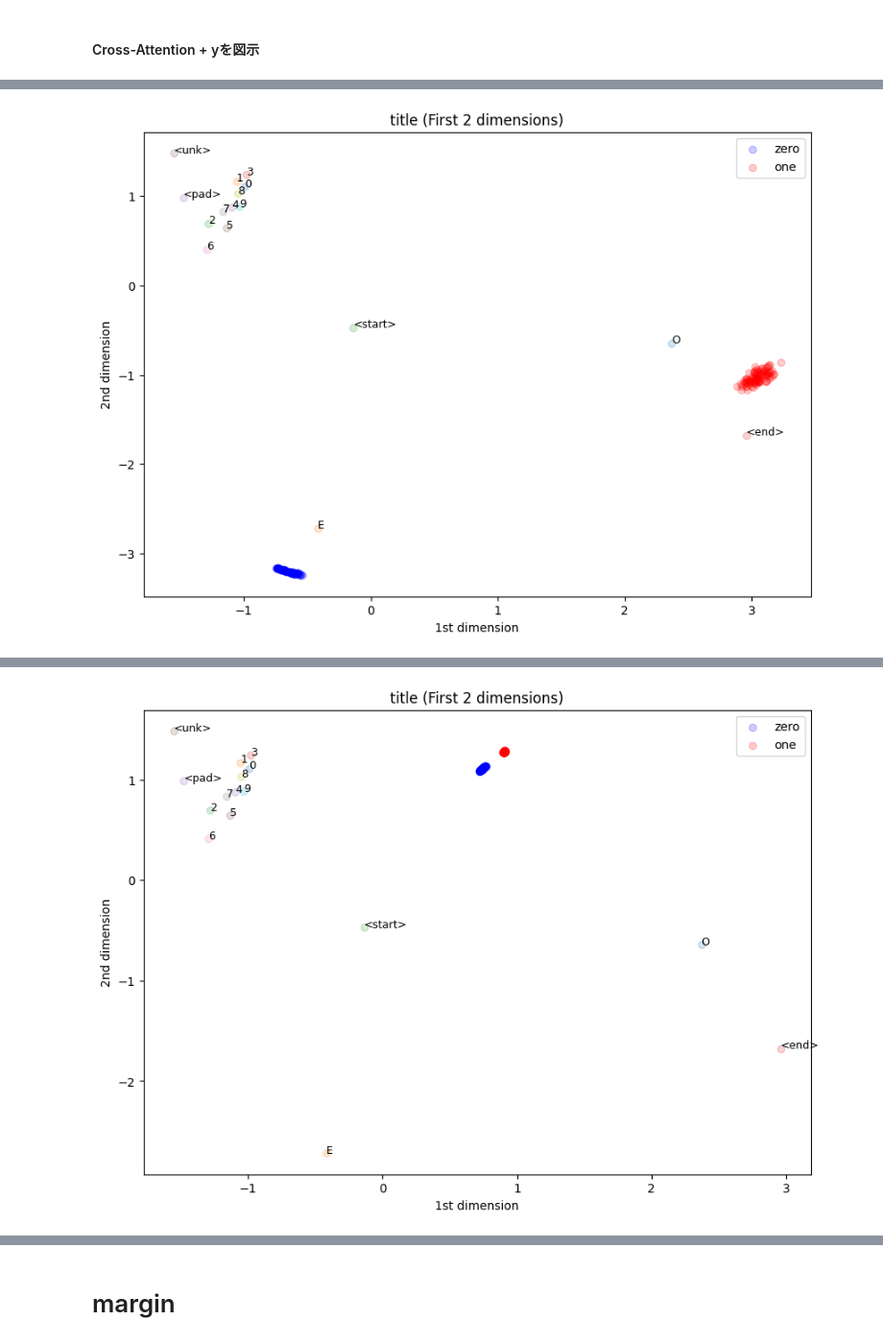
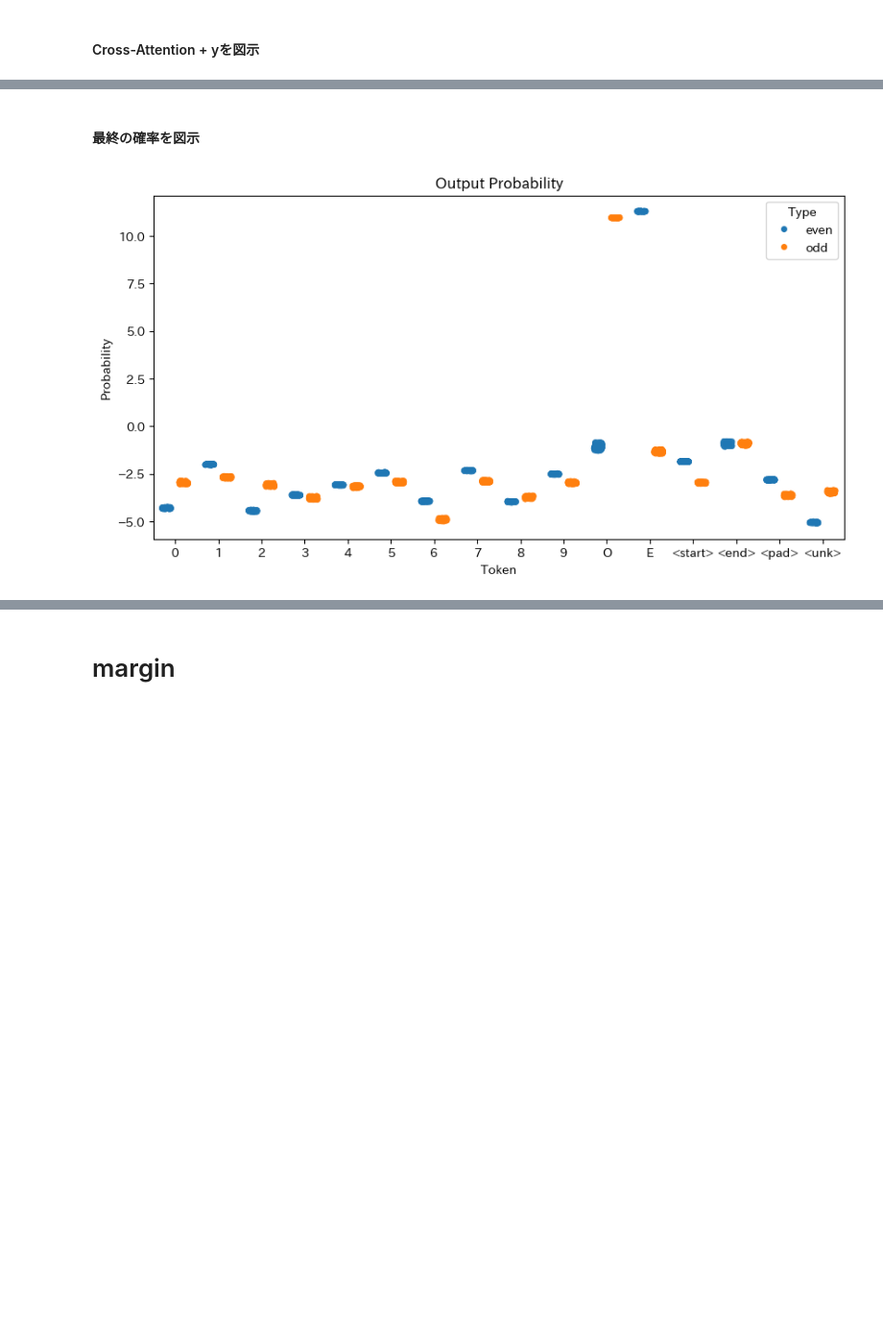
Before and after one commit to AriRyo/transformer-ansys, a Jupyter notebook: FomulaBEAT/tf_math05-1.ipynb, the cells around one changed output, grey strips where cells are left out. Shown at 96% size. Cells and saved outputs as stored; diff of their text form; code cells hidden in the pictures; blank space fills up the shorter version.

```diff
--- a/FomulaBEAT/tf_math05-1.ipynb
+++ b/FomulaBEAT/tf_math05-1.ipynb
@@ -320,7 +342,7 @@ def train(model, data, optimizer, criterion, PAD_IDX):
             memory_key_padding_mask=padding_mask_src
         )
 
-        optimizer.zero_grad()
+        optimizer.even_grad()
         output_tgt = tgt[1:, :]
         loss = criterion(logits.reshape(-1, logits.shape[-1]), output_tgt.reshape(-1))
         loss.backward()
@@ -449,7 +468,7 @@ tensor([0., 0., 0., 0.], device='cuda:0', requires_grad=True)
 # %% [markdown]
 ## 学習実行
 # %%
-epoch = 20
+epoch = 50
 best_loss = float('Inf')
 best_model = None
 patience = 10
@@ -533,8 +552,8 @@ def translate(src_sentence, model=loaded_model, vocab_src=vocab_src, vocab_tgt=v
     # 初期ターゲット文に <start> トークンを設定
     tgt_indexes = torch.tensor([START_IDX], device=device).unsqueeze(1)
 
-    # ソース文のメモリを生成
     memory = model.positional_encoding(model.token_embedding(src_indexes))
+    memory = model.encoder_layer(memory)
 
     for _ in range(max_len):
         # デコード
@@ -1109,13 +1412,16 @@ def extract_vectors(data_src, model=loaded_model, embedding_size=embedding_size)
     vectors = []
     for src in data_src:
         src = src.view(-1, 1)  # Reshape to (seq_len, batch_size)
+        tgt = model.positional_encoding(model.token_embedding(ys))
+
         memory = model.positional_encoding(model.token_embedding(src))
-        tgt = torch.ones(1, 1).fill_(START_IDX).type(torch.long).to(device)
-        tgt = model.positional_encoding(model.token_embedding.embedding.weight[tgt] * math.sqrt(embedding_size))
-        tgt, _, _ = model.self_attention(tgt, embedding_size)
+        memory, _, _ = model.self_attn_encoder(memory, embedding_size)
+        memory = model.encoder_layer.norm1(memory)
+
+        tgt, _, _ = model.self_attn_decoder(tgt, embedding_size)
         tgt = model.decoder_layer.norm1(tgt)
 
-        tgt, _, _ = model.cross_attention(tgt, memory, embedding_size)
+        tgt, _, _ = model.cross_attn(tgt, memory, embedding_size)
         tgt = model.decoder_layer.norm2(tgt[:, -1])
         vectors.append(tgt.detach().cpu().numpy().squeeze())
     vectors_array = np.array(vectors)
@@ -1124,7 +1430,8 @@ def extract_vectors(data_src, model=loaded_model, embedding_size=embedding_size)
 # 偶数と奇数のCross Attention後のベクトルリストを取得
 even_vectors_ca = extract_vectors(even_src, loaded_model)
 odd_vectors_ca = extract_vectors(odd_src, loaded_model)
-plot_pca_even_odd(even_vectors_ca, odd_vectors_ca, withEnv=True)
+plot_pca_even_odd(even_vectors_ca, odd_vectors_ca, withEnv=True, title="Cross Attention後のベクトル(PCA)")
 plot_umap_even_odd(even_vectors_ca, odd_vectors_ca, withEnv=True, n_neighbors=30)
 plot_map_even_odd(even_vectors_ca, odd_vectors_ca)
+plot_pairplot(even_vectors_ca, odd_vectors_ca)
 # %% [output]
@@ -1137,30 +1444,31 @@ plot_map_even_odd(even_vectors_ca, odd_vectors_ca)
+# %% [markdown]
+#### 最終の確率を図示
 # %%
-# Cross Attention後の出力を取得
+# 結果の出力を取得
 def extract_vectors(data_src, model=loaded_model, embedding_size=embedding_size):
-    ca_raw = []
-    ca_withy = []
+    vectors = []
     for src in data_src:
         src = src.view(-1, 1)  # Reshape to (seq_len, batch_size)
+        tgt = model.positional_encoding(model.token_embedding(ys))
+
         memory = model.positional_encoding(model.token_embedding(src))
-        tgt = torch.ones(1, 1).fill_(START_IDX).type(torch.long).to(device)
-        tgt = model.positional_encoding(model.token_embedding.embedding.weight[tgt] * math.sqrt(embedding_size))
-        tgt, _, _ = model.self_attention(tgt, embedding_size)
+        memory, _, _ = model.self_attn_encoder(memory, embedding_size)
+        memory = model.encoder_layer.norm1(memory)
+
+        tgt, _, _ = model.self_attn_decoder(tgt, embedding_size)
         tgt = model.decoder_layer.norm1(tgt)
 
-        cay, caraw, _ = model.cross_attention(tgt, memory, embedding_size)
-        cay = model.decoder_layer.norm2(cay)
-        # caraw = model.decoder_layer.norm2(caraw)
-        ca_withy.append(cay.transpose(0, 1)[:, -1].detach().cpu().numpy().squeeze())
-        ca_raw.append(caraw.transpose(0, 1)[:, -1].detach().cpu().numpy().squeeze())
-    sa_y = tgt.detach().cpu().numpy().squeeze()
-    ca_raw = np.array(ca_raw)
-    ca_withy = np.array(ca_withy)
-    return sa_y, ca_raw, ca_withy
+        tgt, _, _ = model.cross_attn(tgt, memory, embedding_size)
+        tgt = model.decoder_layer.norm2(tgt)
+        output = model.compute_output(tgt.transpose(0, 1)[:, -1])
+        vectors.append(output.detach().cpu().numpy().squeeze())
+    vectors_array = np.array(vectors)
+    return vectors_array
 
 # 偶数と奇数のCross Attention後のベクトルリストを取得
-sa_y, even_caraw, even_cay = extract_vectors(even_src, loaded_model)
-sa_y, odd_caraw, odd_cay = extract_vectors(odd_src, loaded_model)
-plot_map_even_odd(even_cay, odd_cay, withEnv=True)
-plot_map_even_odd(even_caraw, odd_caraw, withEnv=True)
+even_vectors_ca = extract_vectors(even_src, loaded_model)
+odd_vectors_ca = extract_vectors(odd_src, loaded_model)
+plot_stripplot(even_vectors_ca, odd_vectors_ca)
+plot_stripplot(even_vectors_ca[:, 10:12], odd_vectors_ca[:, 10:12])
 # %% [output]
-[figure, old version]
+[figure, new version]
@@ -1168 +1475,0 @@ plot_map_even_odd(even_caraw, odd_caraw, withEnv=True)
-[figure, removed]
```
Also changed, not shown: parts of 49 cells of this notebook, 4 other files.
